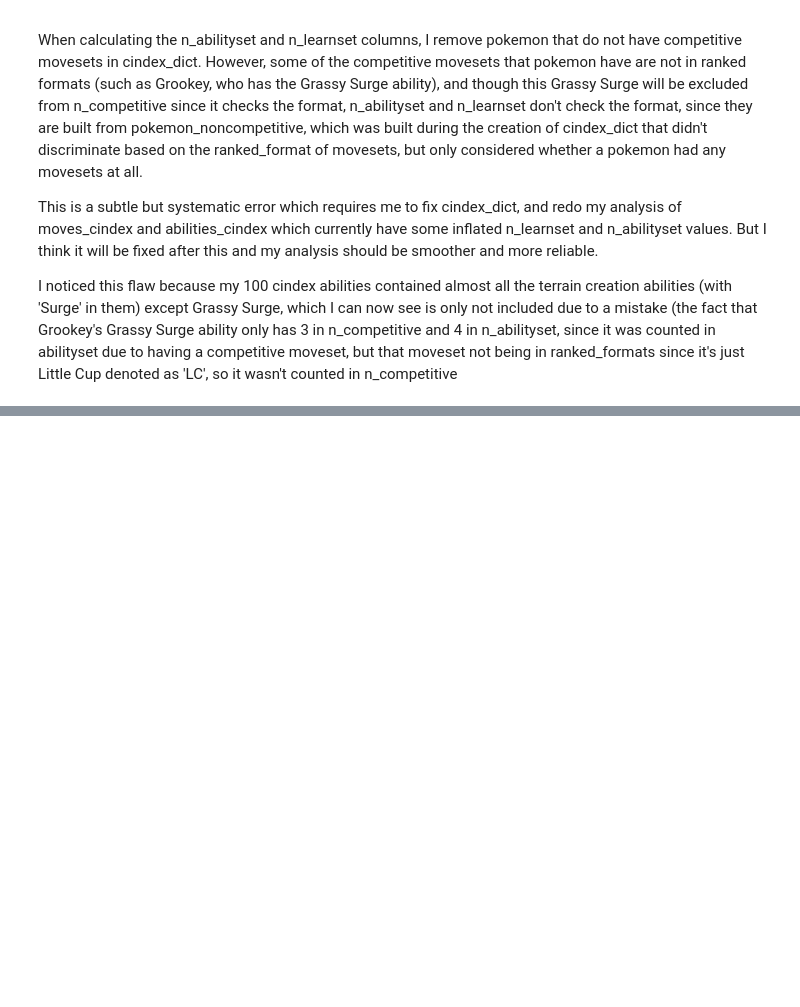
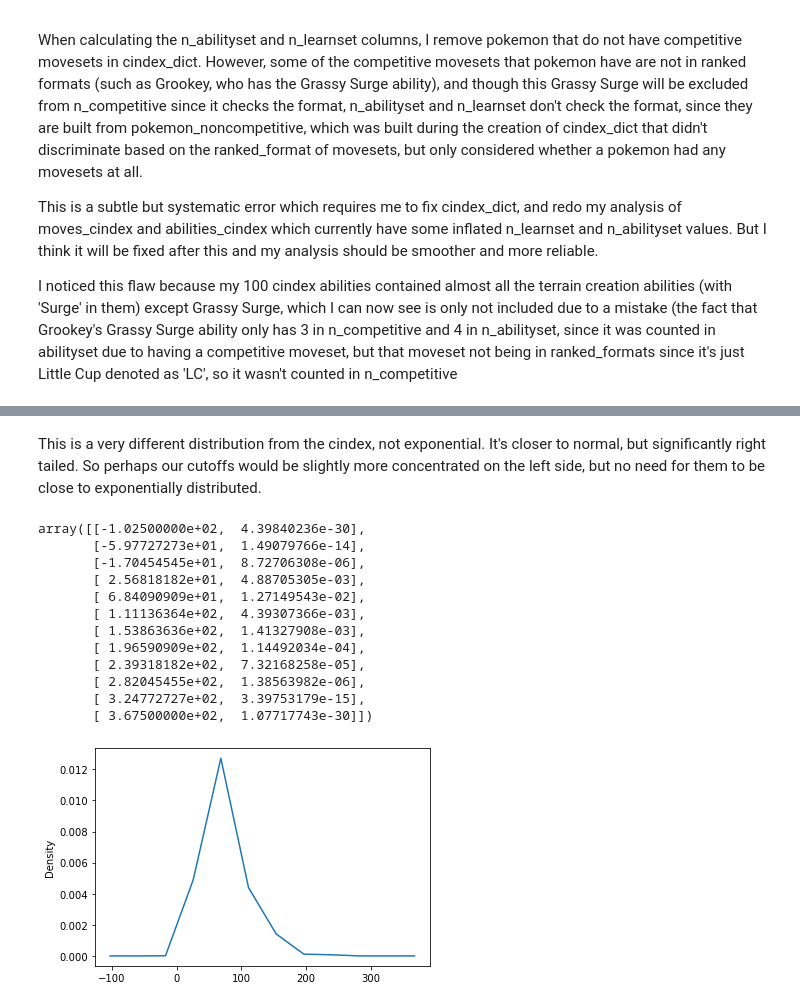
Before and after one commit to MZNewman/Springboard, a Jupyter notebook: SecondCapstone/EDA_experiments.ipynb, the cells around one changed output, grey strips where cells are left out. Drawn from its saved outputs; the diff is of its cells as text; code cells hidden in the pictures; blank space fills up the shorter version.

```diff
--- a/SecondCapstone/EDA_experiments.ipynb
+++ b/SecondCapstone/EDA_experiments.ipynb
@@ -4667,0 +5918,18 @@ I noticed this flaw because my 100 cindex abilities contained almost all the ter
+# %% [markdown]
+This is a very different distribution from the cindex, not exponential. It's closer to normal, but significantly right tailed. So perhaps our cutoffs would be slightly more concentrated on the left side, but no need for them to be close to exponentially distributed.
+# %%
+power_distro.plot.density(ind=12).get_lines()[0].get_xydata()
+# %% [output]
+array([[-1.02500000e+02,  4.39840236e-30],
+       [-5.97727273e+01,  1.49079766e-14],
+       [-1.70454545e+01,  8.72706308e-06],
+       [ 2.56818182e+01,  4.88705305e-03],
+       [ 6.84090909e+01,  1.27149543e-02],
+       [ 1.11136364e+02,  4.39307366e-03],
+       [ 1.53863636e+02,  1.41327908e-03],
+       [ 1.96590909e+02,  1.14492034e-04],
+       [ 2.39318182e+02,  7.32168258e-05],
+       [ 2.82045455e+02,  1.38563982e-06],
+       [ 3.24772727e+02,  3.39753179e-15],
+       [ 3.67500000e+02,  1.07717743e-30]])
+[figure, added]
```
Also changed, not shown: parts of 261 cells of this notebook, 1 other file.
